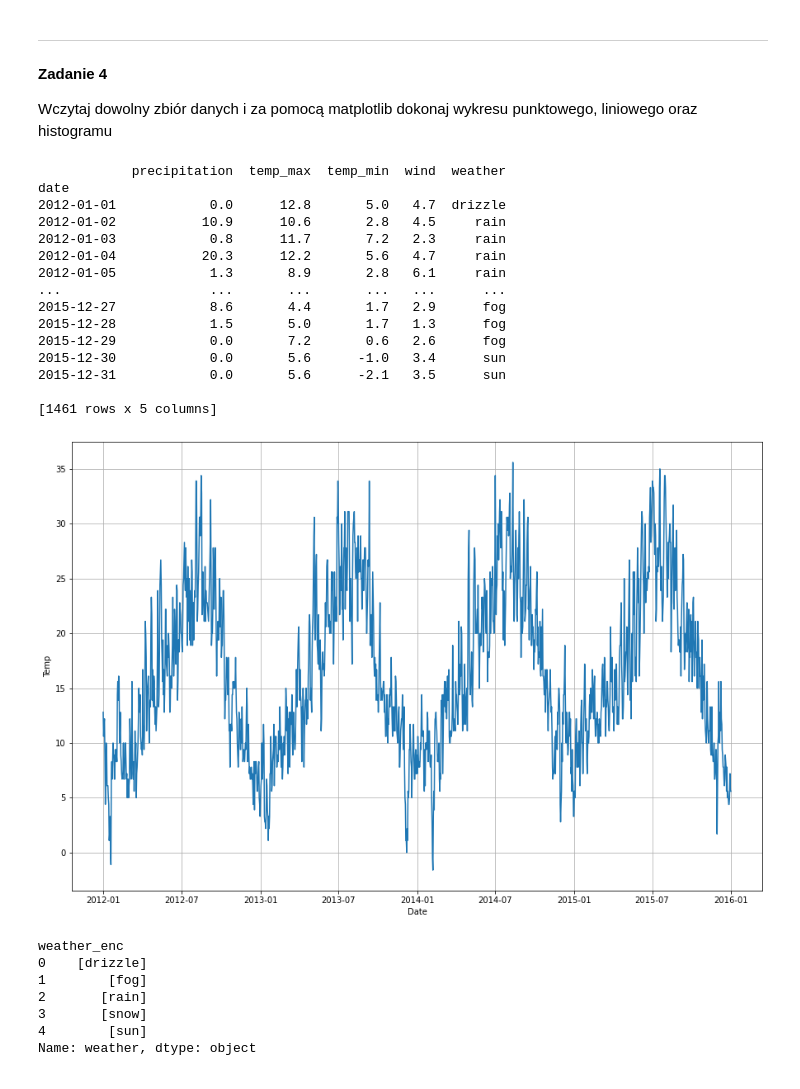
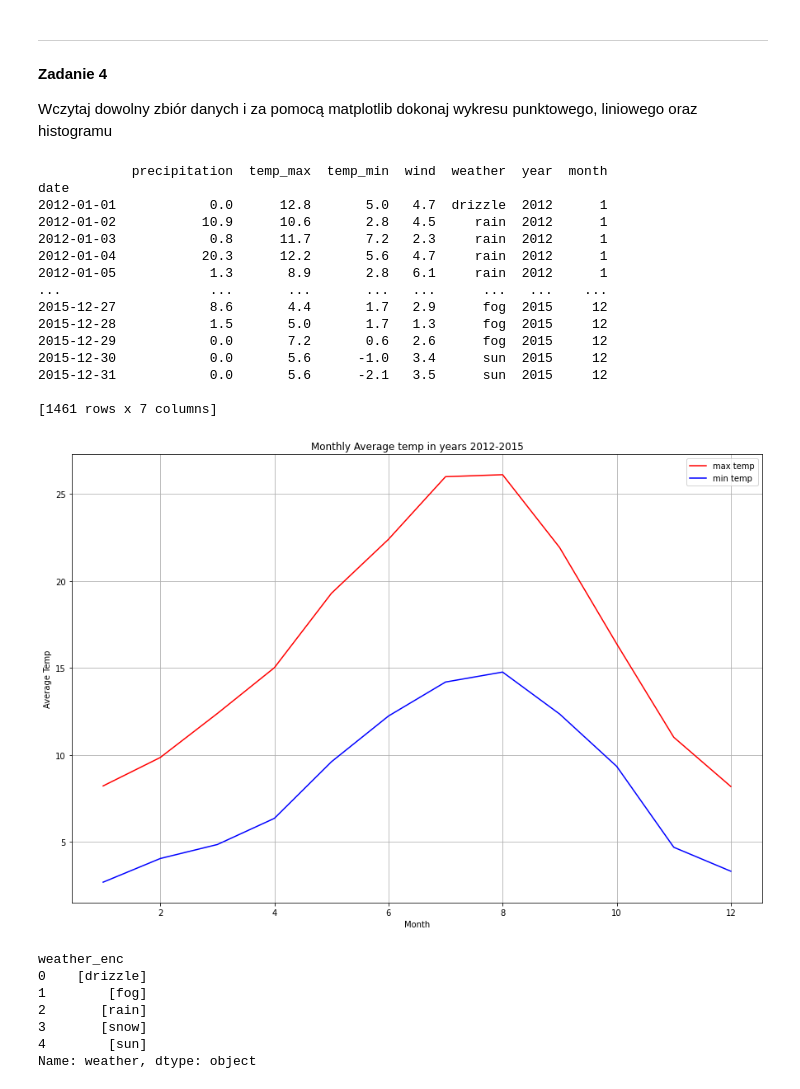
Before and after one commit to danm00nster/zaliczenie_IDW, a Jupyter notebook: Zaliczenie_IWD_Daniel_Kwiecinski.ipynb, the cells around one changed output. Cells and saved outputs as stored; diff of their text form; code cells hidden in the pictures.

```diff
--- a/Zaliczenie_IWD_Daniel_Kwiecinski.ipynb
+++ b/Zaliczenie_IWD_Daniel_Kwiecinski.ipynb
@@ -335,33 +335,42 @@ Wczytaj dowolny zbiór danych i za pomocą matplotlib dokonaj wykresu punktowego
 import numpy as np
 import matplotlib.pyplot as plt
 weather=pd.read_csv('ML-datasets/weather.csv', parse_dates= True, index_col='date')
+weather['year']=pd.to_datetime(weather.index)
+weather['year']=weather['year'].dt.year
+weather['month']=pd.to_datetime(weather.index)
+weather['month']=weather['month'].dt.month
+
 print(weather )
 # %% [output]
-            precipitation  temp_max  temp_min  wind  weather
+            precipitation  temp_max  temp_min  wind  weather  year  month
 date
-2012-01-01            0.0      12.8       5.0   4.7  drizzle
-2012-01-02           10.9      10.6       2.8   4.5     rain
-2012-01-03            0.8      11.7       7.2   2.3     rain
-2012-01-04           20.3      12.2       5.6   4.7     rain
-2012-01-05            1.3       8.9       2.8   6.1     rain
-...                   ...       ...       ...   ...      ...
-2015-12-27            8.6       4.4       1.7   2.9      fog
-2015-12-28            1.5       5.0       1.7   1.3      fog
-2015-12-29            0.0       7.2       0.6   2.6      fog
-2015-12-30            0.0       5.6      -1.0   3.4      sun
-2015-12-31            0.0       5.6      -2.1   3.5      sun
+2012-01-01            0.0      12.8       5.0   4.7  drizzle  2012      1
+2012-01-02           10.9      10.6       2.8   4.5     rain  2012      1
+2012-01-03            0.8      11.7       7.2   2.3     rain  2012      1
+2012-01-04           20.3      12.2       5.6   4.7     rain  2012      1
+2012-01-05            1.3       8.9       2.8   6.1     rain  2012      1
+...                   ...       ...       ...   ...      ...   ...    ...
+2015-12-27            8.6       4.4       1.7   2.9      fog  2015     12
+2015-12-28            1.5       5.0       1.7   1.3      fog  2015     12
+2015-12-29            0.0       7.2       0.6   2.6      fog  2015     12
+2015-12-30            0.0       5.6      -1.0   3.4      sun  2015     12
+2015-12-31            0.0       5.6      -2.1   3.5      sun  2015     12
 
-[1461 rows x 5 columns]
+[1461 rows x 7 columns]
 # %%
 fig, ax=plt.subplots(figsize=(15,10))
 
-ax.plot(weather.index, weather['temp_max'])
-ax.set_xlabel('Date')
-ax.set_ylabel('Temp')
+ax.plot(weather['month'].unique(), weather[['temp_max','month']].groupby('month').mean() ,color='r', label='max temp')
+ax.plot(weather['month'].unique(), weather[['temp_min','month']].groupby('month').mean() ,color='b', label='min temp' )
+#ax.plot(weather.index, weather['temp_min'],color='b')
+ax.set_xlabel('Month')
+ax.set_ylabel('Average Temp')
+plt.title('Monthly Average temp in years 2012-2015')
 ax.grid()
+ax.legend()
 plt.show()
 # %% [output]
-[figure, old version]
+[figure, new version]
 # %%
 le=preprocessing.LabelEncoder()
 weather['weather_enc']=le.fit_transform(weather['weather'])
```
Also changed, not shown: parts of 2 cells of this notebook.
